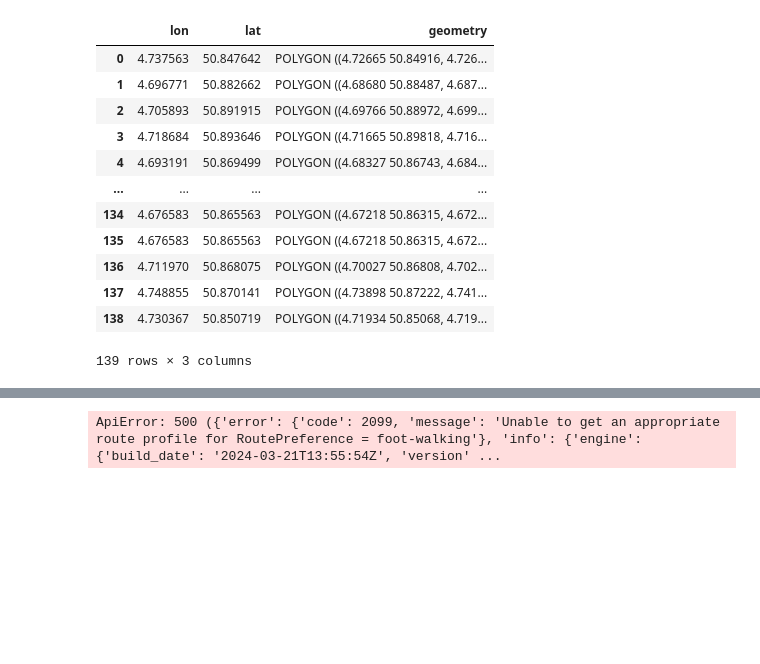
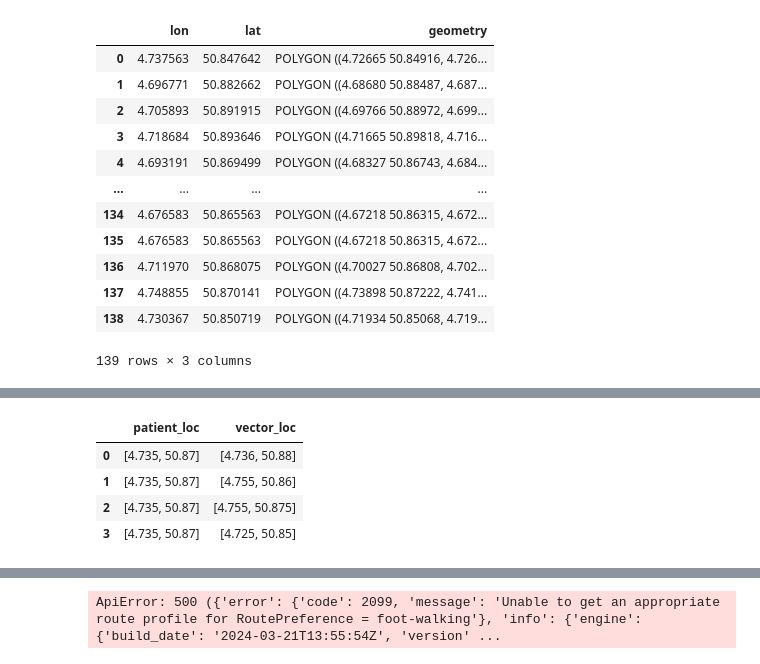
Before and after one commit to Leowiser/AED-Route-Optimization-MDA-Project, a Jupyter notebook: Visualization_Algo.ipynb, the cells around one changed output, grey strips where cells are left out. Saved outputs shown, nothing was run; the diff lists cells and outputs as text; code cells hidden in the pictures; blank space fills up the shorter version.

```diff
--- a/Visualization_Algo.ipynb
+++ b/Visualization_Algo.ipynb
@@ -1072,0 +1089,8 @@ ApiError: 500 ({'error': {'code': 2099, 'message': 'Unable to get an appropriate
+# %%
+subset_vector
+# %% [output]
+|  | patient_loc | vector_loc |
+| 0 | [4.735, 50.87] | [4.736, 50.88] |
+| 1 | [4.735, 50.87] | [4.755, 50.86] |
+| 2 | [4.735, 50.87] | [4.755, 50.875] |
+| 3 | [4.735, 50.87] | [4.725, 50.85] |
```
Also changed, not shown: parts of 8 cells of this notebook, 7 other files.
